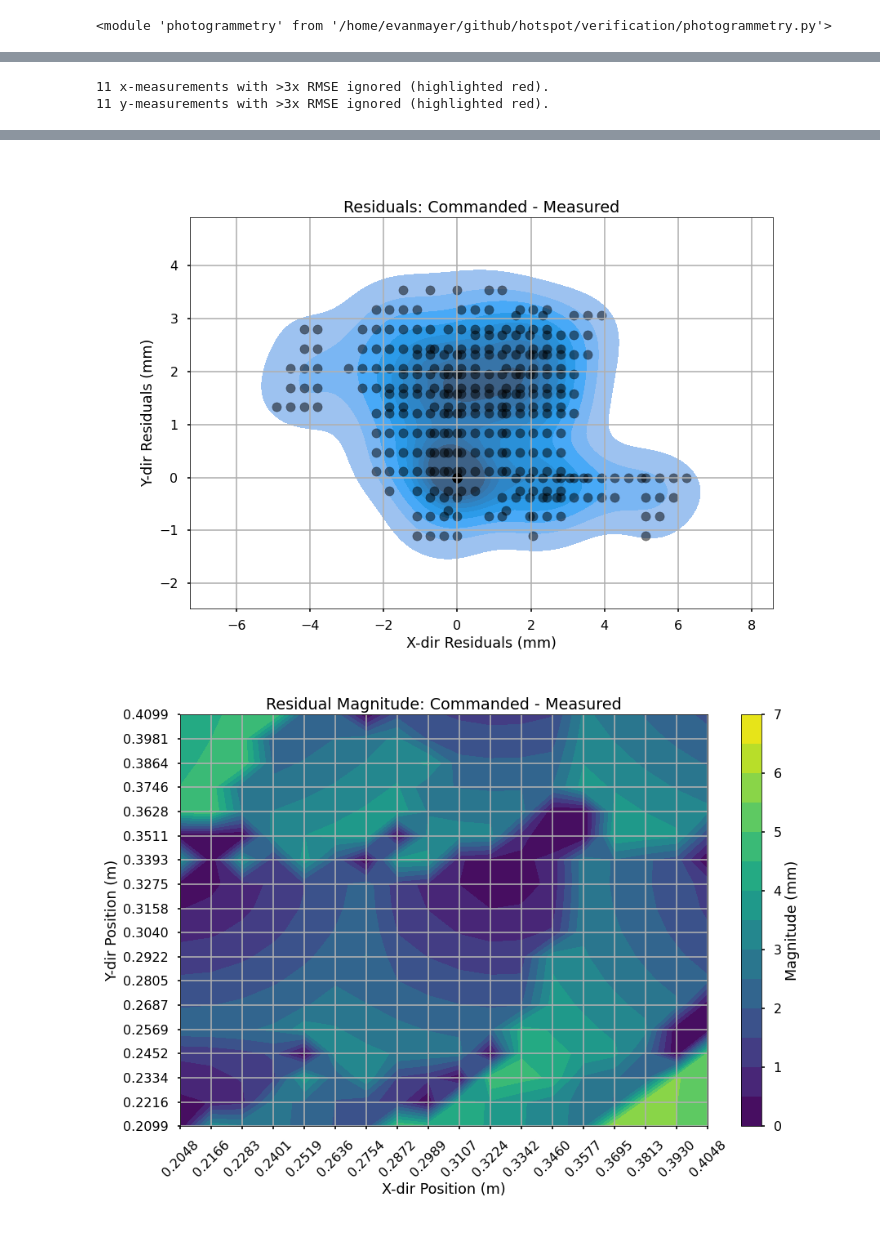
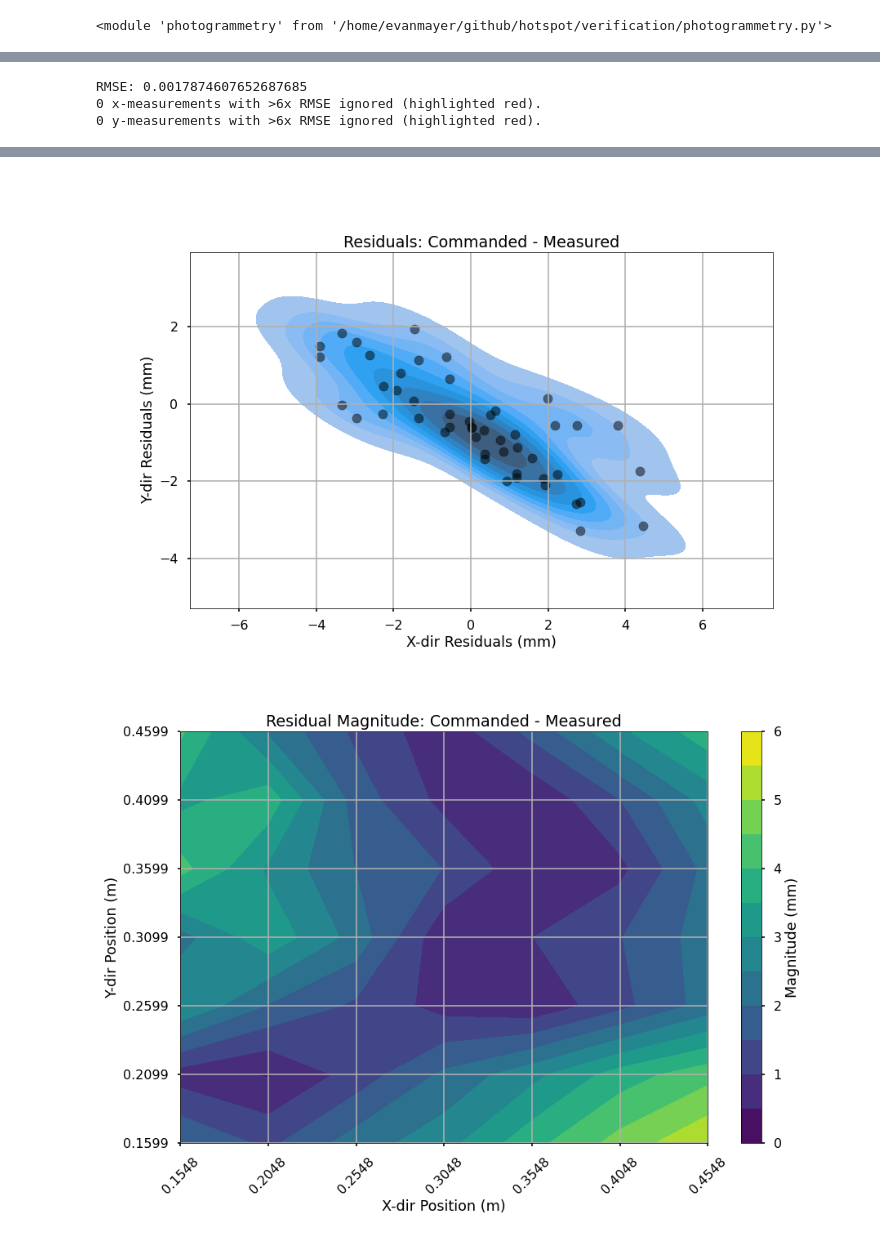
Before and after one commit to evanmayer/hotspot, a Jupyter notebook: verification/photogrammetry.ipynb, the cells around one changed output, grey strips where cells are left out. Saved outputs shown, nothing was run; the diff lists cells and outputs as text; code cells hidden in the pictures.

```diff
--- a/verification/photogrammetry.ipynb
+++ b/verification/photogrammetry.ipynb
@@ -43,7 +43,7 @@ else:
 # %%
 importlib.reload(pg)
 image_data_charuco = pg.find_targets(
-    os.path.join('input', 'meas', '18x18_.2x.2_20220721_r1'),
+    os.path.join('input', 'meas', '20220802', '7x7_0.30x0.30_20220802_r1'),
     os.path.join('input', 'targets'),
     mtx,
     dist,
@@ -75,9 +75,10 @@ INFO:photogrammetry:Corner detection after de-distortion in input/meas/18x18_.2x
 # print(image_data_charuco)
 # %%
 importlib.reload(pg)
-command_file = os.path.join('..', 'data', 'input', 'profiles', '24in_breadboard_raster_skipline_18x18_.2x.2.csv')
-pg.post_process_many_to_many(image_data_charuco, command_file)#, ref='SW', SW_offset=(.05822, .18449))
+command_file = os.path.join('..', 'data', 'input', 'profiles', '24in_breadboard_raster_skipline_7x7_0.30x0.30.csv')
+pg.post_process_many_to_many(image_data_charuco, command_file, ref='SW', SW_offset=(.05822, .18449))
 # pg.post_process_many_to_one(image_data_charuco)
 # %% [output]
-11 x-measurements with >3x RMSE ignored (highlighted red).
-11 y-measurements with >3x RMSE ignored (highlighted red).
+RMSE: 0.0017874607652687685
+0 x-measurements with >6x RMSE ignored (highlighted red).
+0 y-measurements with >6x RMSE ignored (highlighted red).
@@ -85,5 +86,5 @@ pg.post_process_many_to_many(image_data_charuco, command_file)#, ref='SW', SW_of
-[figure, old version]
+[figure, new version]
-[figure, old version]
+[figure, new version]
 # %%
 # with open('output/18x18_.2x.2_20220721_r1_location_data.json', mode='w') as f:
 #     s = json.dumps(image_data_charuco)
```
Also changed, not shown: parts of 3 cells of this notebook, 42 other files.
